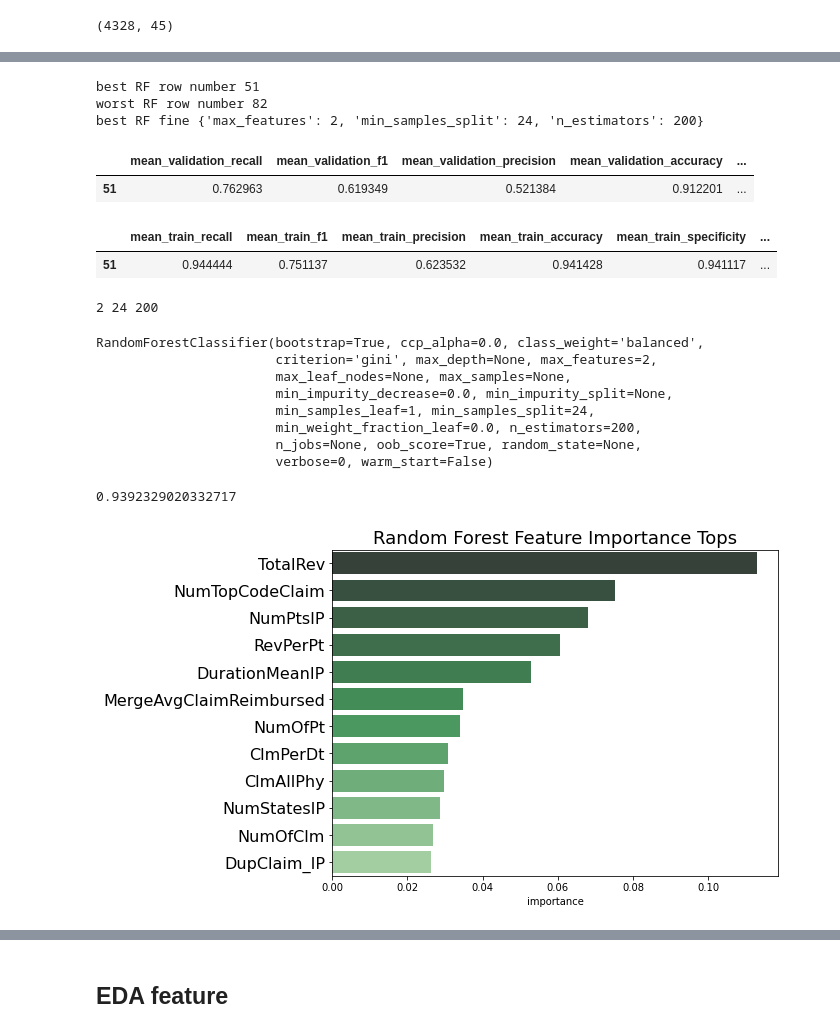
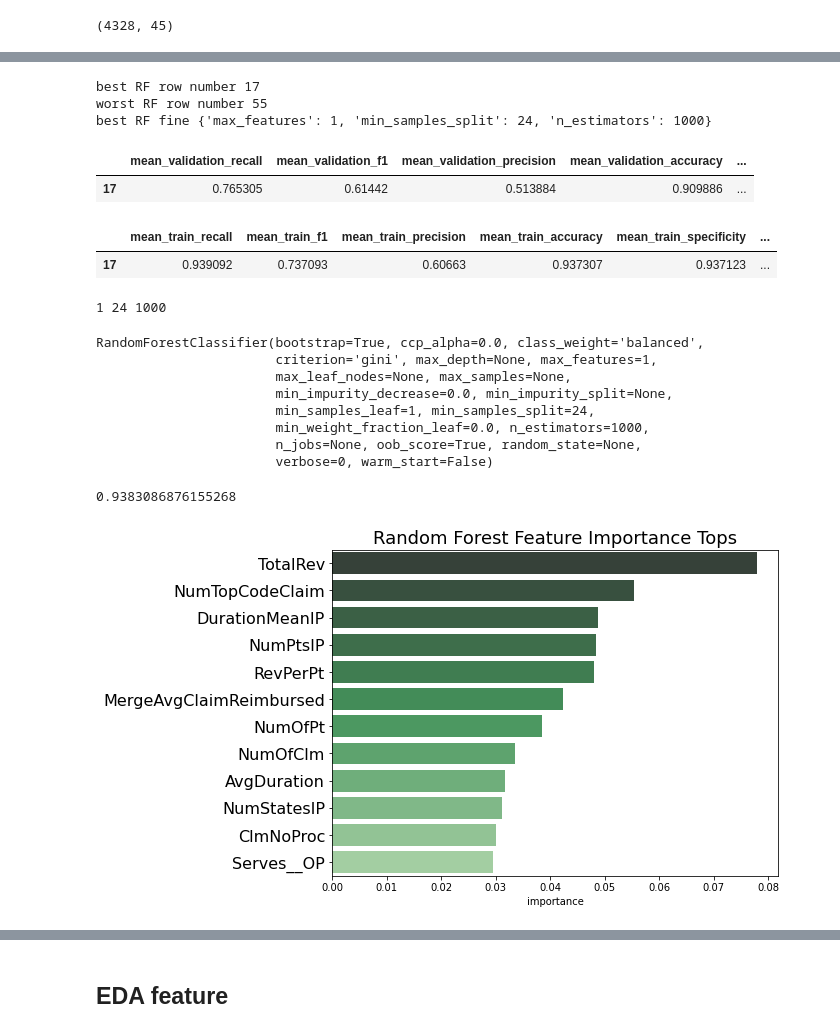
Before and after one commit to microwolf/capstone_healthcare_fraud, a Jupyter notebook: scripts/Lu_Models.ipynb, the cells around one changed output, grey strips where cells are left out. Drawn from its saved outputs; the diff is of its cells as text; code cells hidden in the pictures.

```diff
--- a/scripts/Lu_Models.ipynb
+++ b/scripts/Lu_Models.ipynb
@@ -596,7 +591,8 @@ min_samples_split [ 5 10 15 20]
 rf_params = [{'max_features': max_features_1,'n_estimators': [200, 500],
              'min_samples_split': min_split_1}]
 
-kf5 = StratifiedKFold(n_splits = 5, shuffle = True, random_state = 4)
+# kf = StratifiedKFold(n_splits = 5, shuffle = True, random_state = 4) # 5 fold cv
+kf = StratifiedKFold(n_splits = 10, shuffle = True, random_state = 4) # 10 fold cv
 
 scores = { 'recall': make_scorer(recall_score, pos_label = 1, average = 'binary'),
           'f1': make_scorer(f1_score, pos_label = 1, average = 'binary'), # use binary not weighted
@@ -608,7 +604,7 @@ scores = { 'recall': make_scorer(recall_score, pos_label = 1, average = 'binary'
 
 
 rf_grid = GridSearchCV(estimator=rf, param_grid=rf_params, return_train_score=True,
-                       cv = kf5, verbose=2, scoring=scores, refit=False)
+                       cv = kf, verbose=2, scoring=scores, refit=False) # used kf5
 
 %time rf_grid.fit(xtrain, ytrain)
 # %% [output]
@@ -860,6 +863,7 @@ max_features_2 = np.arange(1,5,1)
 print('max_features', max_features_2)
 min_split_2 = np.arange(16, 25, 1)
 print('min_split', min_split_2)
-estimators = [200,500, 1000]
+# estimators = [200,500, 1000] # cv5
+estimators = [500, 1000] # cv10
 print('n_estimator', estimators)
 # %% [output]
@@ -871,7 +875,8 @@ n_estimator [200, 500, 1000]
 rf_params = [{'max_features': max_features_2,'n_estimators': estimators,
              'min_samples_split': min_split_2}]
 
-kf5 = StratifiedKFold(n_splits = 5, shuffle = True, random_state = 4)
+# kf = StratifiedKFold(n_splits = 5, shuffle = True, random_state = 4) # 5 fold cv
+kf = StratifiedKFold(n_splits = 10, shuffle = True, random_state = 4) # 10 fold cv
 
 scores = { 'recall': make_scorer(recall_score, pos_label = 1, average = 'binary'),
           'f1': make_scorer(f1_score, pos_label = 1, average = 'binary'),
@@ -883,7 +888,7 @@ scores = { 'recall': make_scorer(recall_score, pos_label = 1, average = 'binary'
 
 
 rf_grid_fine = GridSearchCV(estimator=rf, param_grid=rf_params, return_train_score=True,
-                       cv = kf5, verbose=2, scoring=scores, refit=False)
+                       cv = kf, verbose=2, scoring=scores, refit=False)
 
 %time rf_grid_fine.fit(xtrain, ytrain)
 # %% [output]
@@ -1049,14 +1057,14 @@ rf_fine_mss = rf_grid_fine_scores.params[best_row]['min_samples_split']
 rf_fine_ne = rf_grid_fine_scores.params[best_row]['n_estimators']
 print(rf_fine_mf, rf_fine_mss, rf_fine_ne)
 # %% [output]
-best RF row number 51
-worst RF row number 82
-best RF fine {'max_features': 2, 'min_samples_split': 24, 'n_estimators': 200}
+best RF row number 17
+worst RF row number 55
+best RF fine {'max_features': 1, 'min_samples_split': 24, 'n_estimators': 1000}
 |  | mean_validation_recall | mean_validation_f1 | mean_validation_precision | mean_validation_accuracy | ... |
-| 51 | 0.762963 | 0.619349 | 0.521384 | 0.912201 | ... |
+| 17 | 0.765305 | 0.61442 | 0.513884 | 0.909886 | ... |
 |  | mean_train_recall | mean_train_f1 | mean_train_precision | mean_train_accuracy | mean_train_specificity | ... |
-| 51 | 0.944444 | 0.751137 | 0.623532 | 0.941428 | 0.941117 | ... |
+| 17 | 0.939092 | 0.737093 | 0.60663 | 0.937307 | 0.937123 | ... |
-2 24 200
+1 24 1000
 # %%
 # best RF model fit: fine grid search
 rf_best_fine = RandomForestClassifier(oob_score=True, class_weight='balanced',
@@ -1066,31 +1074,34 @@ rf_best_fine = RandomForestClassifier(oob_score=True, class_weight='balanced',
 rf_best_fine.fit(xtrain, ytrain)
 # %% [output]
 RandomForestClassifier(bootstrap=True, ccp_alpha=0.0, class_weight='balanced',
-                       criterion='gini', max_depth=None, max_features=2,
+                       criterion='gini', max_depth=None, max_features=1,
                        max_leaf_nodes=None, max_samples=None,
                        min_impurity_decrease=0.0, min_impurity_split=None,
                        min_samples_leaf=1, min_samples_split=24,
-                       min_weight_fraction_leaf=0.0, n_estimators=200,
+                       min_weight_fraction_leaf=0.0, n_estimators=1000,
                        n_jobs=None, oob_score=True, random_state=None,
                        verbose=0, warm_start=False)
 # %%
 rf_best_fine.score(xtrain,ytrain)
 # %% [output]
-0.9392329020332717
+0.9383086876155268
 # %%
 rf_feature_imp_fine = pd.DataFrame(data = rf_best_fine.feature_importances_, index=xtrain.columns,
                                    columns=['importance']).sort_values(by = 'importance', ascending=False)
 
 plt.figure(figsize=(8,6))
 sns.barplot(y = rf_feature_imp_fine.index[:12], x = 'importance',
             data = rf_feature_imp_fine[:12],palette=sns.color_palette('Greens_d', n_colors=12))
 plt.title('Random Forest Feature Importance Tops', fontsize=18)
 plt.yticks(fontsize = 16)
 
 # rf_feature_imp_fine.to_csv('../output/rf_grid_fine_features_importance_dropDurationMedianIP.csv')
 # plt.savefig('../output/rf_fine_feature_importance_green_dropDurationMedianIP.png', bbox_inches='tight')
+
+rf_feature_imp_fine.to_csv('../output/rf_grid_fine_features_importance_dropDurationMedianIP_cv10.csv')
+plt.savefig('../output/rf_fine_feature_importance_green_dropDurationMedianIP_cv10.png', bbox_inches='tight')
 # %% [output]
-[figure, old version]
+[figure, new version]
 # %%
 # confusion matrix
 ypred = rf_best_fine.predict(xtrain)
```
Also changed, not shown: parts of 76 cells of this notebook, 2 other files.
